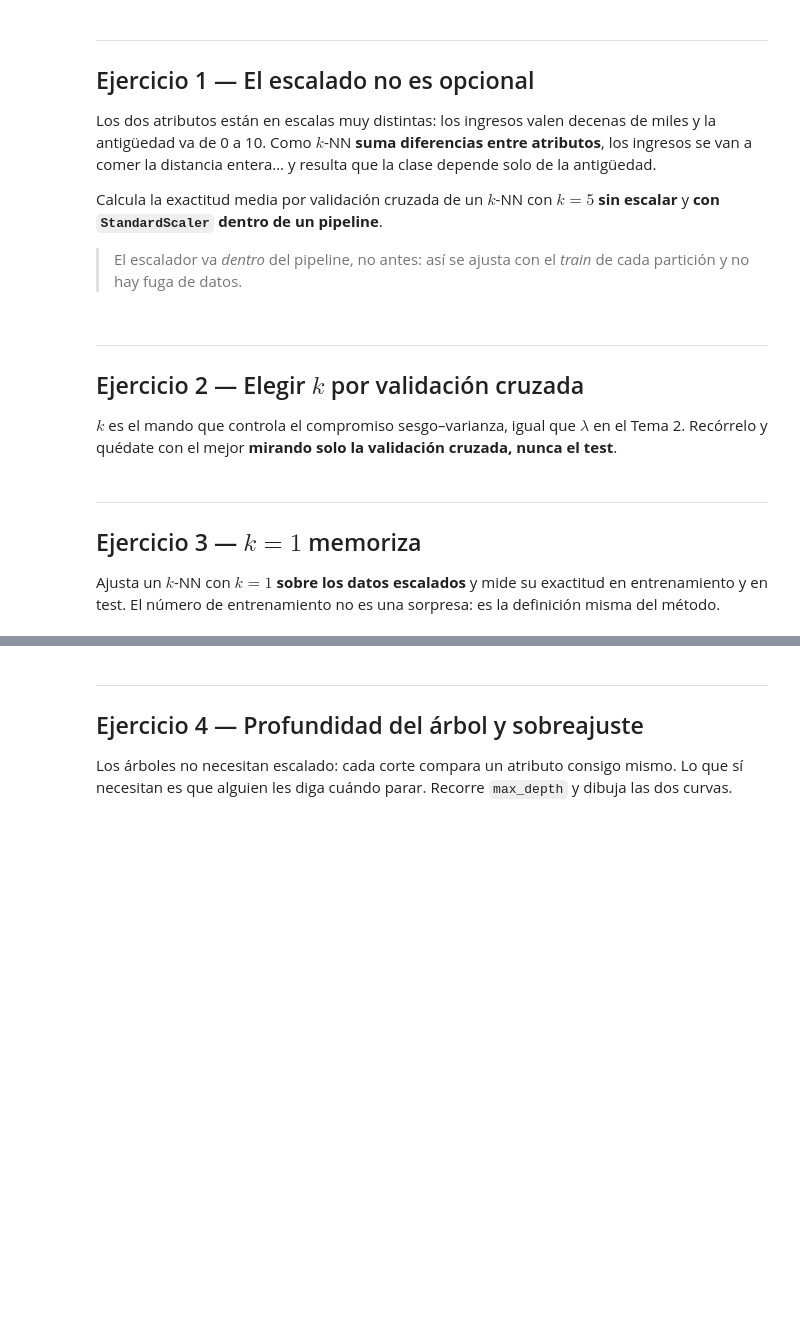
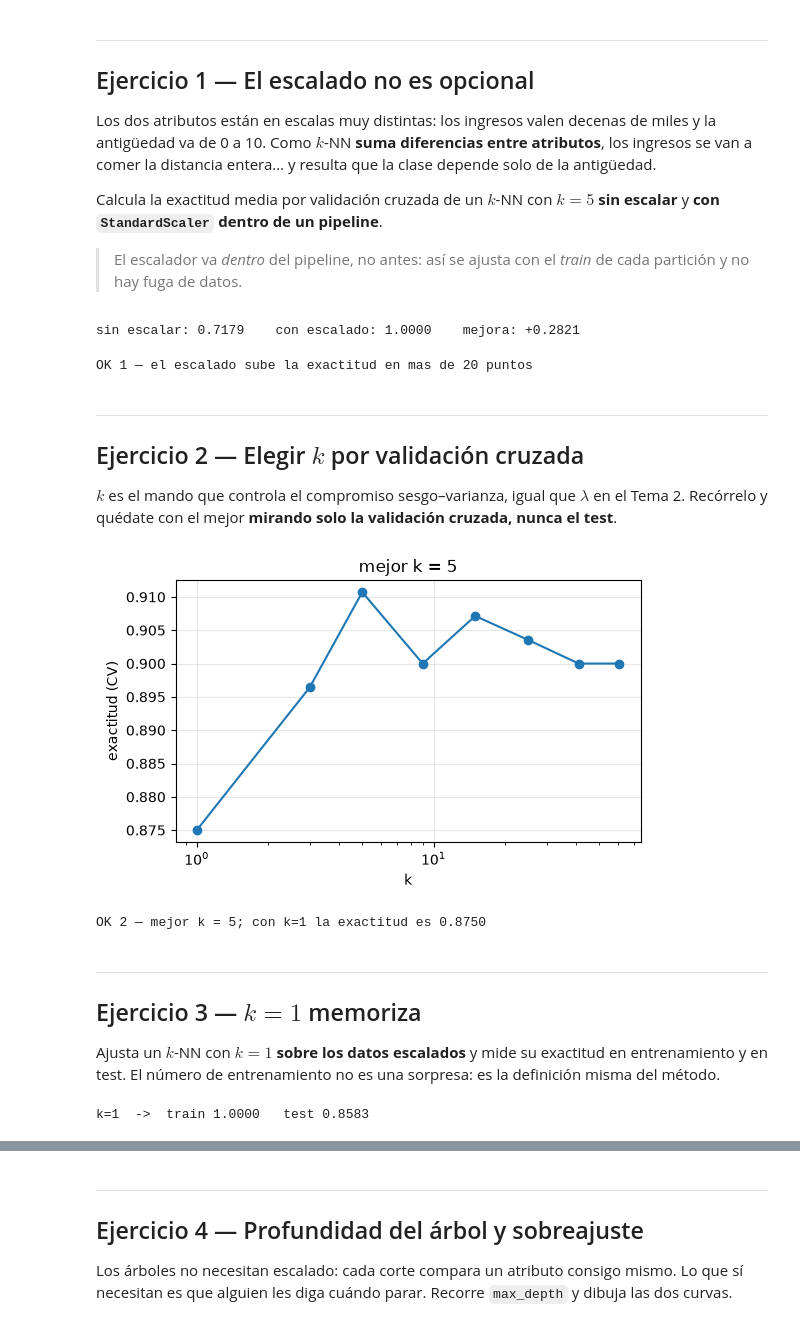
Before and after one commit to aotalwork/PRACTICAS-Y-LIBRETAS, a Jupyter notebook: PRACTICAS AA/03_kNN_Arboles_TODO.ipynb, the cells around one changed output, grey strips where cells are left out. Cells and saved outputs as stored; diff of their text form; code cells hidden in the pictures; blank space fills up the shorter version.

```diff
--- a/PRACTICAS AA/03_kNN_Arboles_TODO.ipynb
+++ b/PRACTICAS AA/03_kNN_Arboles_TODO.ipynb
@@ -43,13 +46,33 @@ Calcula la exactitud media por validación cruzada de un $k$-NN con $k=5$ **sin
 # %%
 # acc_sin: k-NN con k=5 directamente sobre X_tr
 # acc_con: k-NN con k=5 precedido de StandardScaler, dentro de un make_pipeline
-acc_sin = ...   # TU CÓDIGO AQUÍ
-acc_con = ...   # TU CÓDIGO AQUÍ
+kf = StratifiedKFold(n_splits=5, shuffle=True, random_state=42)
+exactitudes_sin = []
+exactitudes_con = []
+for i,j in kf.split(X_tr, y_tr):
+    #SIN STANDARD SCALER
+    modelo_sin = KNeighborsClassifier(n_neighbors=5)
+    modelo_sin.fit(X_tr, y_tr)
+    y_pred_sin = modelo_sin.predict(X_tr)
+    exactitud_sin = accuracy_score(y_tr, y_pred_sin)
+    exactitudes_sin.append(exactitud_sin)
+    #CON STANDARD SCALER
+    modelo_con = make_pipeline( StandardScaler(),KNeighborsClassifier(n_neighbors=5, weights="distance"))
+    modelo_con.fit(X_tr, y_tr)
+    y_pred_con = modelo_con.predict(X_tr)
+    exactitud_con = accuracy_score(y_tr, y_pred_con)
+    exactitudes_con.append(exactitud_con)
+acc_sin = np.mean(exactitudes_sin)
+acc_con = np.mean(exactitudes_con)
 print(f"sin escalar: {acc_sin:.4f}    con escalado: {acc_con:.4f}    mejora: {acc_con-acc_sin:+.4f}")
+# %% [output]
+sin escalar: 0.7179    con escalado: 1.0000    mejora: +0.2821
 # %%
 # comprobacion — no la modifiques
 assert acc_con - acc_sin > 0.20, "el escalado debería mejorar muchísimo; revisa el pipeline"
 print("OK 1 — el escalado sube la exactitud en mas de 20 puntos")
+# %% [output]
+OK 1 — el escalado sube la exactitud en mas de 20 puntos
 # %% [markdown]
 ---
 ## Ejercicio 2 — Elegir $k$ por validación cruzada
@@ -58,18 +81,31 @@ $k$ es el mando que controla el compromiso sesgo–varianza, igual que $\lambda$
 Recórrelo y quédate con el mejor **mirando solo la validación cruzada, nunca el test**.
 # %%
 ks = [1, 3, 5, 9, 15, 25, 41, 61]
-# scores: lista con la exactitud media de cross_val_score para cada k (con escalado)
-scores = ...   # TU CÓDIGO AQUÍ
-mejor_k = ...  # TU CÓDIGO AQUÍ
+kf = StratifiedKFold(n_splits=5, shuffle=True, random_state=42)
 
+scores = []
+for i in ks:
+    exactitudes = []
+    for j, f in kf.split(X_tr, y_tr):
+        modelo_con = make_pipeline(StandardScaler(),KNeighborsClassifier(n_neighbors=i, weights="distance"))
+        modelo_con.fit(X_tr[j], y_tr[j])
+        y_pred_con = modelo_con.predict(X_tr[f])
+        exactitud_con = accuracy_score(y_tr[f], y_pred_con)
+        exactitudes.append(exactitud_con)
+    scores.append(np.mean(exactitudes))
+mejor_k = ks[np.argmax(scores)]
 plt.figure(figsize=(6,3.4)); plt.plot(ks, scores, "o-")
 plt.xscale("log"); plt.xlabel("k"); plt.ylabel("exactitud (CV)")
 plt.title(f"mejor k = {mejor_k}"); plt.grid(alpha=.3); plt.show()
+# %% [output]
+[figure, added]
 # %%
 # comprobacion — no la modifiques
 assert len(scores) == len(ks) and mejor_k in ks
 assert scores[0] < max(scores), "con k=1 no deberia salir el mejor resultado"
 print(f"OK 2 — mejor k = {mejor_k}; con k=1 la exactitud es {scores[0]:.4f}")
+# %% [output]
+OK 2 — mejor k = 5; con k=1 la exactitud es 0.8750
 # %% [markdown]
 ---
 ## Ejercicio 3 — $k=1$ memoriza
@@ -78,10 +114,15 @@ Ajusta un $k$-NN con $k=1$ **sobre los datos escalados** y mide su exactitud en
 entrenamiento y en test. El número de entrenamiento no es una sorpresa: es la definición
 misma del método.
 # %%
-modelo_k1 = ...   # TU CÓDIGO AQUÍ
-acc_train = ...   # TU CÓDIGO AQUÍ
-acc_test  = ...   # TU CÓDIGO AQUÍ
+modelo_k1 = make_pipeline(StandardScaler(),KNeighborsClassifier(n_neighbors=1, weights="distance"))
+modelo_k1.fit(X_tr, y_tr)
+y_pred_tr = modelo_k1.predict(X_tr)
+y_pred_test = modelo_k1.predict(X_te)
+acc_train = accuracy_score(y_tr, y_pred_tr)
+acc_test = accuracy_score(y_te, y_pred_test)
 print(f"k=1  ->  train {acc_train:.4f}   test {acc_test:.4f}")
+# %% [output]
+k=1  ->  train 1.0000   test 0.8583
 # %%
 # comprobacion — no la modifiques
 assert abs(acc_train - 1.0) < 1e-9, "con k=1 el error de entrenamiento tiene que ser exactamente 0"
```
Also changed, not shown: parts of 6 cells of this notebook.
